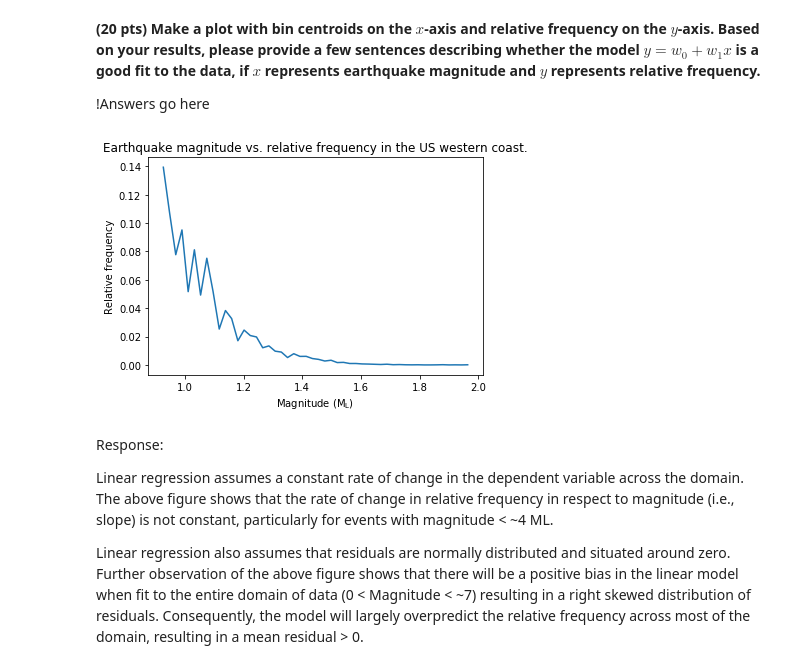
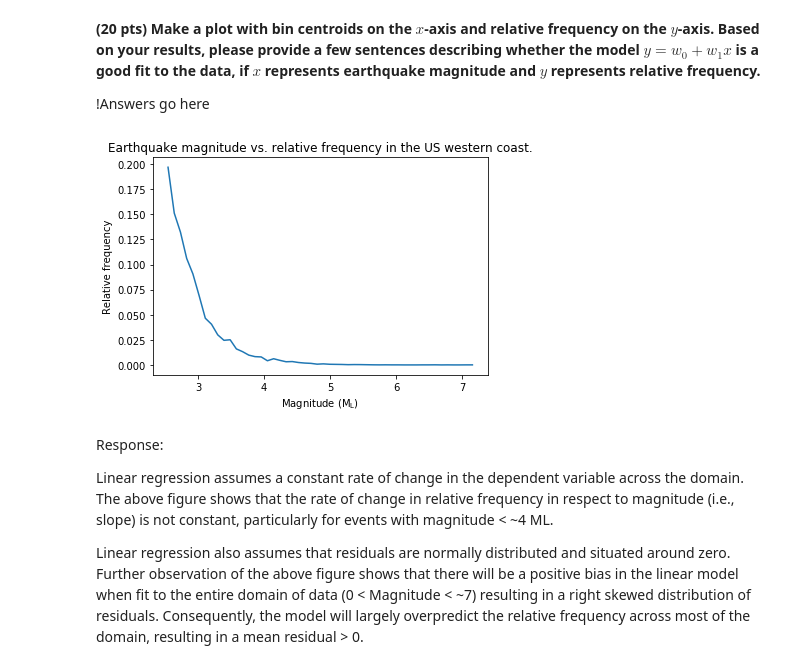
Before and after one commit to UM-CSCI-447-547-Fall-2019/homework-1-pwurst, a Jupyter notebook: Homework-1.ipynb, the cells around one changed output. Cells and saved outputs as stored; diff of their text form; code cells hidden in the pictures.

```diff
--- a/Homework-1.ipynb
+++ b/Homework-1.ipynb
@@ -42,18 +42,18 @@ Next, you'll need to determine the number of earthquakes that occured in the dat
 
 !Answers go here
 # %%
-mag = np.log(df.mag)
+mag = df.mag
 
 count, bns = np.histogram(mag, bins=50)
 rel_freq = count / mag.size
 bin_centrds = (bns[1:] + bns[:-1]) / 2
 
 plt.plot(bin_centrds, rel_freq);
 plt.title('Earthquake magnitude vs. relative frequency in the US western coast.')
 plt.ylabel('Relative frequency')
 plt.xlabel(r'Magnitude ($\rm M_L$)');
 # %% [output]
-[figure, old version]
+[figure, new version]
 # %% [markdown]
 Response:
 
```
Also changed, not shown: parts of 4 cells of this notebook, 2 other files.
